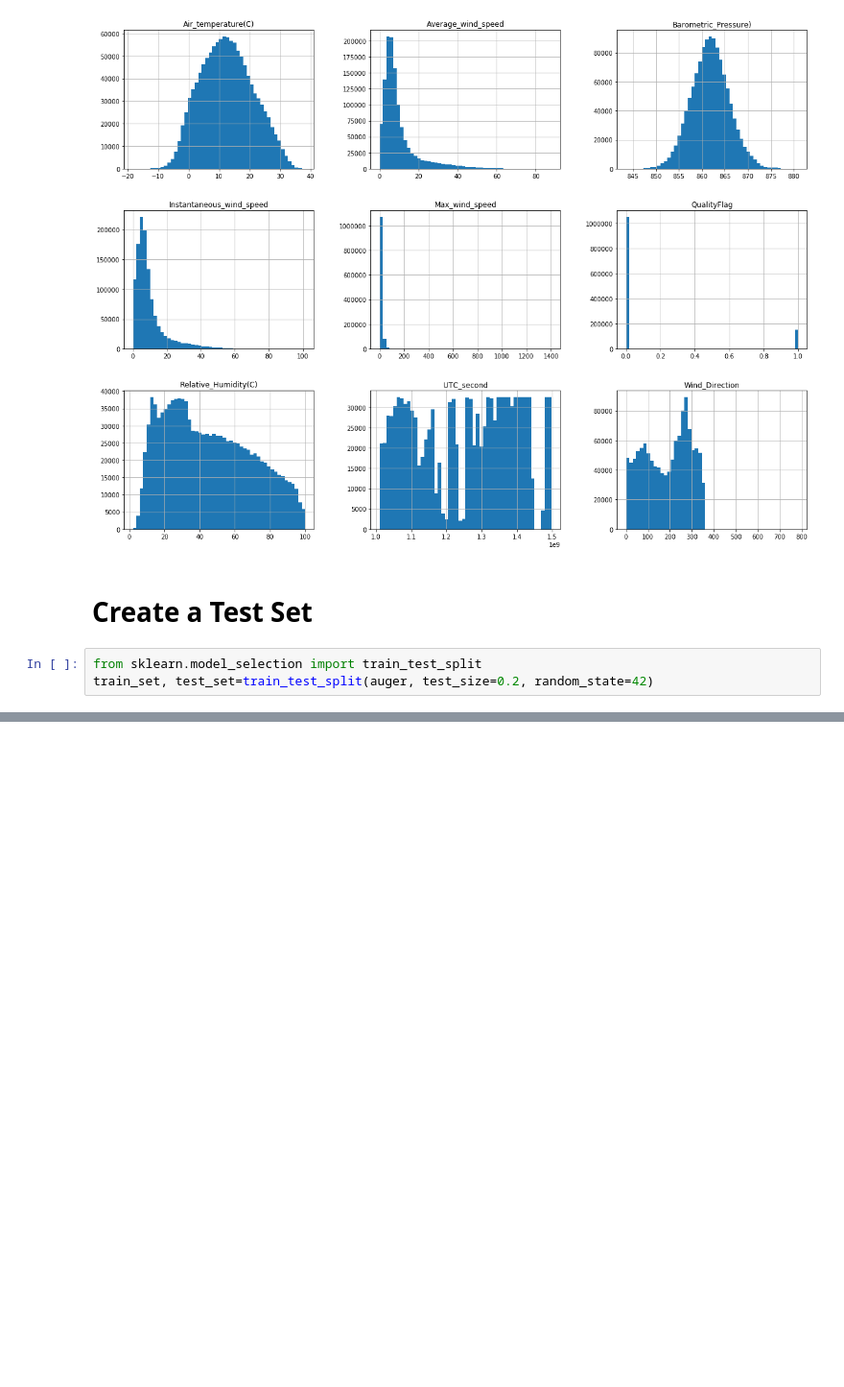
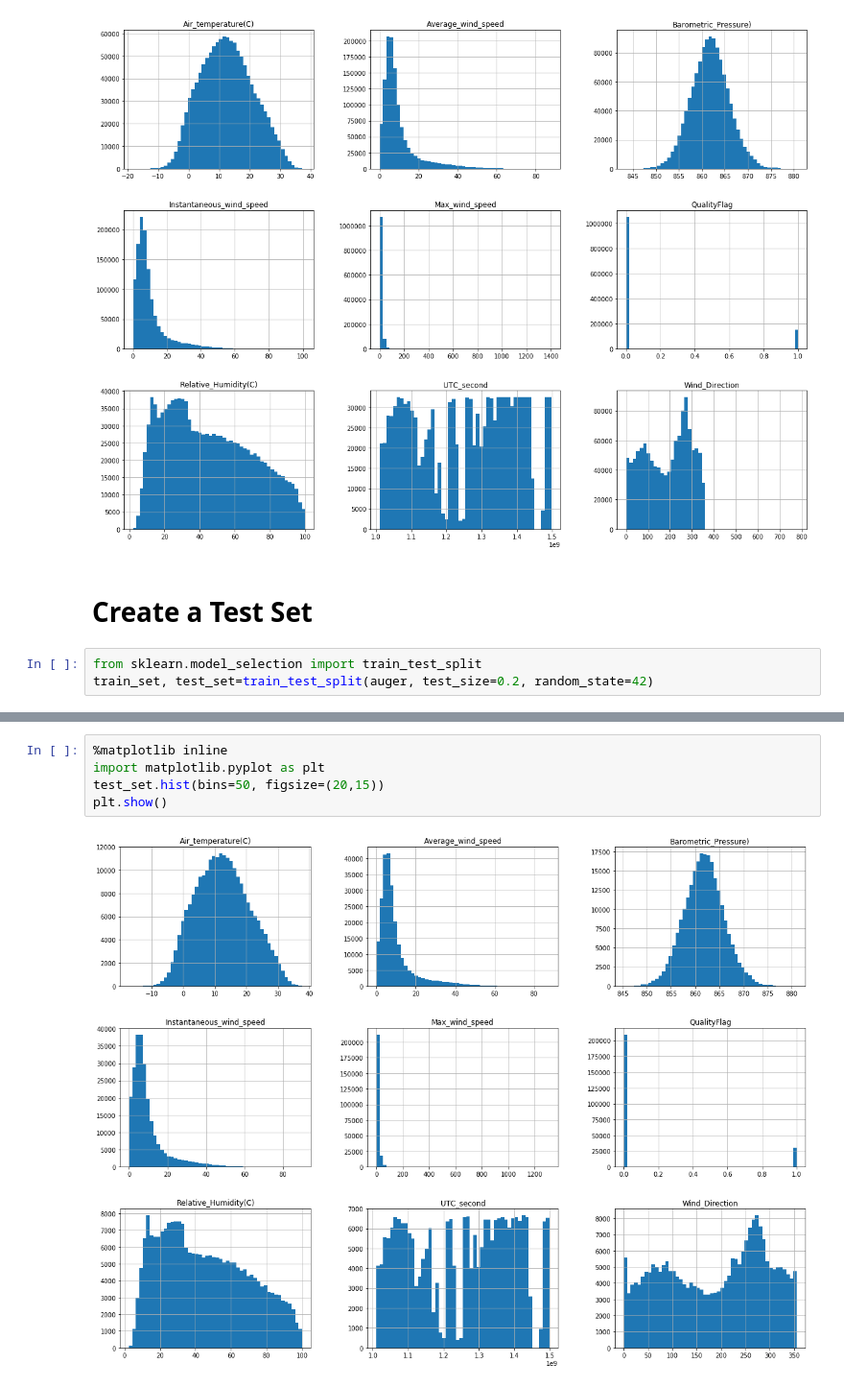
Before and after one commit to libardomm/Auger, a Jupyter notebook: Auger.ipynb, the cells around one changed output, grey strips where cells are left out. Shown at 96% size. Drawn from its saved outputs; the diff is of its cells as text; blank space fills up the shorter version.

```diff
--- a/Auger.ipynb
+++ b/Auger.ipynb
@@ -71,0 +81,7 @@ train_set, test_set=train_test_split(auger, test_size=0.2, random_state=42)
+# %%
+%matplotlib inline
+import matplotlib.pyplot as plt
+test_set.hist(bins=50, figsize=(20,15))
+plt.show()
+# %% [output]
+[figure, added]
```
Also changed, not shown: parts of 2 cells of this notebook.
